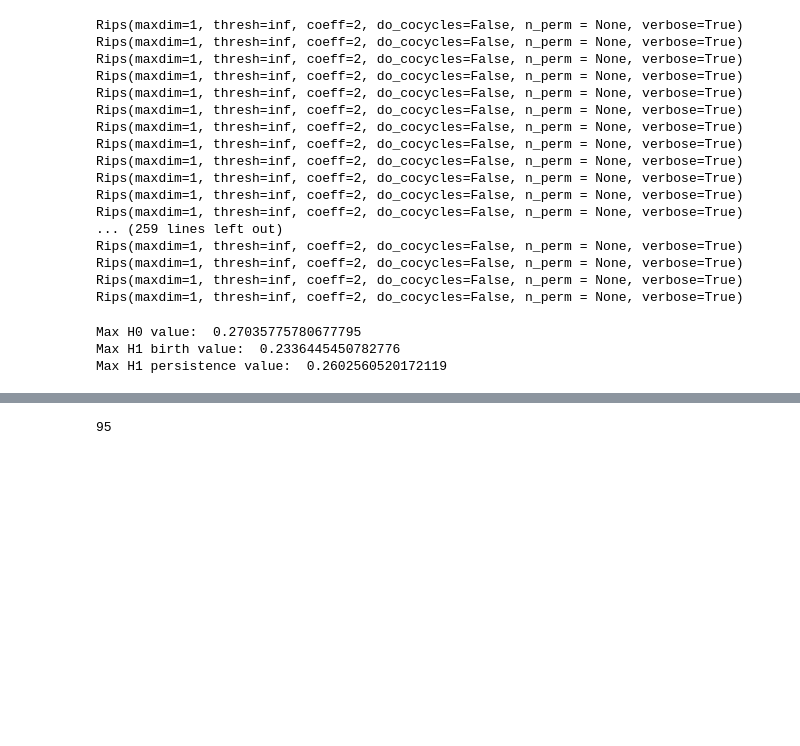
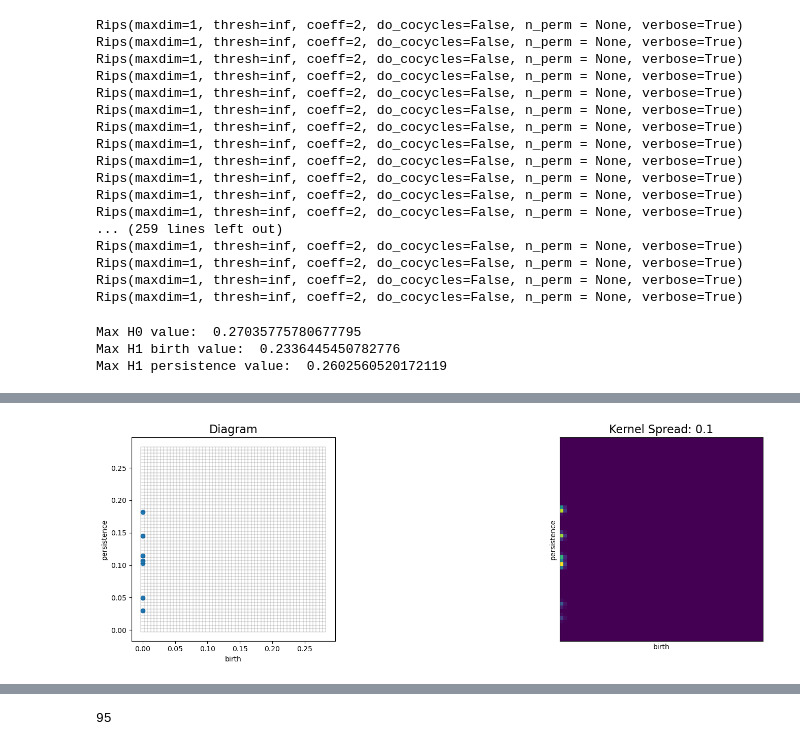
Before and after one commit to hashansl/opioid-risk-modeling, a Jupyter notebook: tennessee/persistence images generation.ipynb, the cells around one changed output, grey strips where cells are left out. Cells and saved outputs as stored; diff of their text form; code cells hidden in the pictures; blank space fills up the shorter version.

```diff
--- a/tennessee/persistence images generation.ipynb
+++ b/tennessee/persistence images generation.ipynb
@@ -104,3 +104,83 @@ print("Max H1 persistence value: ", max_h1_persistence)
 Max H0 value:  0.27035775780677795
 Max H1 birth value:  0.2336445450782776
 Max H1 persistence value:  0.2602560520172119
+# %%
+for i in range(len(data)):
+    # loop through data[i] dictionary and get the coordinates
+    for key, value in data[i].items():
+        # coordinates.append(value)
+        # print(key)
+        # print(value)
+
+        # if the value is not empty, append it to the list
+        if len(value)> 0:
+
+            # retrive county code from the first row
+            county_fips = value.iloc[0]['FIPS'][:5]
+            # print(county_fips)
+
+            # get the coordinates into a numpy array
+            data_coordinates = np.array([np.array(coord) for coord in value['coords']])
+
+            # creating the persistence diagram from rips class
+            rips = Rips(maxdim=1, coeff=2)
+            dgms = rips.fit_transform(data_coordinates)
+
+            # seperate the diagrams H0 and H1
+            diagrams_h0 = dgms[0]
+            diagrams_h1 = dgms[1]
+
+            # if diagrams_h0 is not empty, get the max value
+            if len(diagrams_h0) > 1: #Think
+
+                # remove last data point in H0 diagram - it is infinity
+                diagrams_h0_without_inf = diagrams_h0[0:-1]
+
+
+                pimgr = PersistenceImager(pixel_size=0.1)
+                pimgr.fit(diagrams_h0_without_inf)
+
+                pimgr.pixel_size = 0.005
+                pimgr.birth_range = (0.0, 0.28)
+                pimgr.pers_range = (0.0, 0.28)
+
+
+                # pixel size 1 and sigma 0.1
+                fig, axs = plt.subplots(1, 2, figsize=(20,5))
+                pimgr.kernel_params = {'sigma': .1}
+                pimgr.plot_diagram(diagrams_h0_without_inf, skew=True, ax=axs[0])
+                axs[0].set_title('Diagram', fontsize=16)
+
+                pimgr.kernel_params = {'sigma': 0.000005}
+                pimgr.plot_image(pimgr.transform(diagrams_h0_without_inf), ax=axs[1])
+                axs[1].set_title('Kernel Spread: 0.1', fontsize=16)
+
+
+                plt.tight_layout()
+                plt.show()
+
+
+            if len(diagrams_h1) > 0:
+                pimgr1 = PersistenceImager(pixel_size=0.1)
+                pimgr1.fit(diagrams_h1)
+
+                pimgr1.pixel_size = 0.005
+                pimgr1.birth_range = (0.0, 0.28)
+                pimgr1.pers_range = (0.0, 0.28)
+
+                fig, axs = plt.subplots(1, 2, figsize=(20,5))
+                pimgr1.kernel_params = {'sigma': .1}
+                pimgr1.plot_diagram(diagrams_h1, skew=True, ax=axs[0])
+                axs[0].set_title('Diagram', fontsize=16)
+
+                pimgr1.kernel_params = {'sigma': 0.000005}
+                pimgr1.plot_image(pimgr1.transform(diagrams_h1), ax=axs[1])
+                axs[1].set_title('Kernel Spread: 0.1', fontsize=16)
+
+
+                plt.tight_layout()
+                plt.show()
+
+    if i == 3:
+        break
+# %% [output]
@@ -106,0 +188 @@ Max H1 persistence value:  0.2602560520172119
+[figure, added]
```
Also changed, not shown: parts of 1 cell of this notebook.
